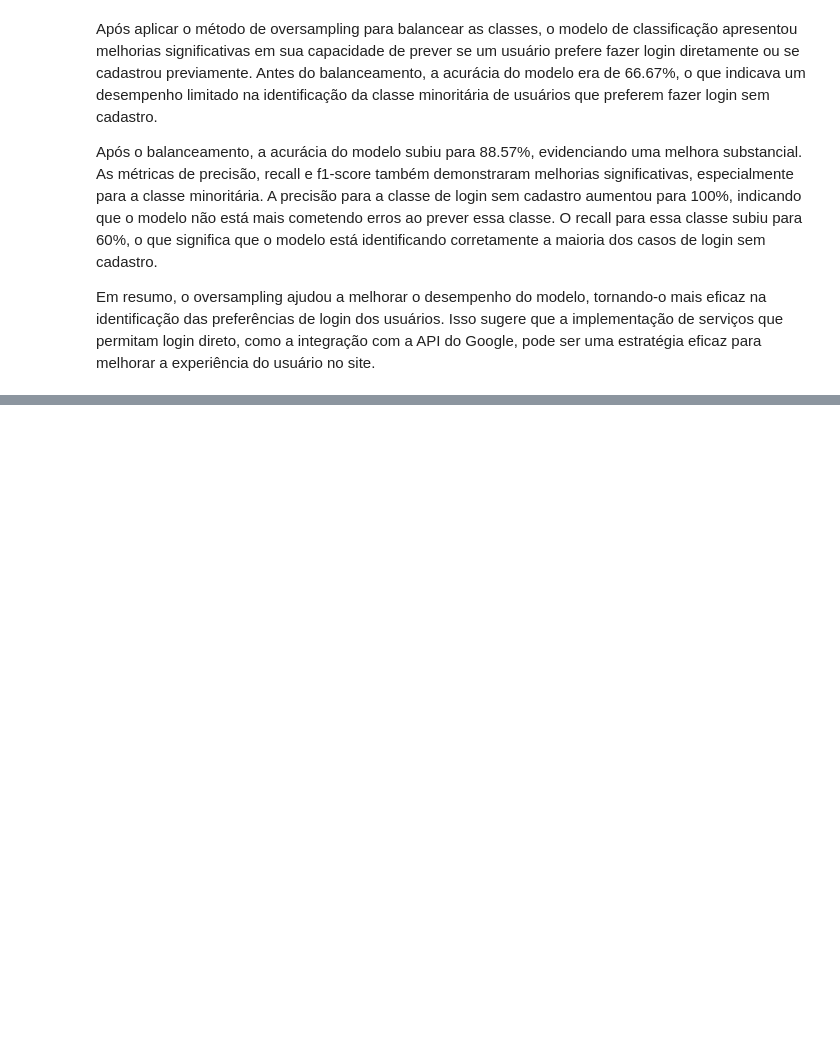
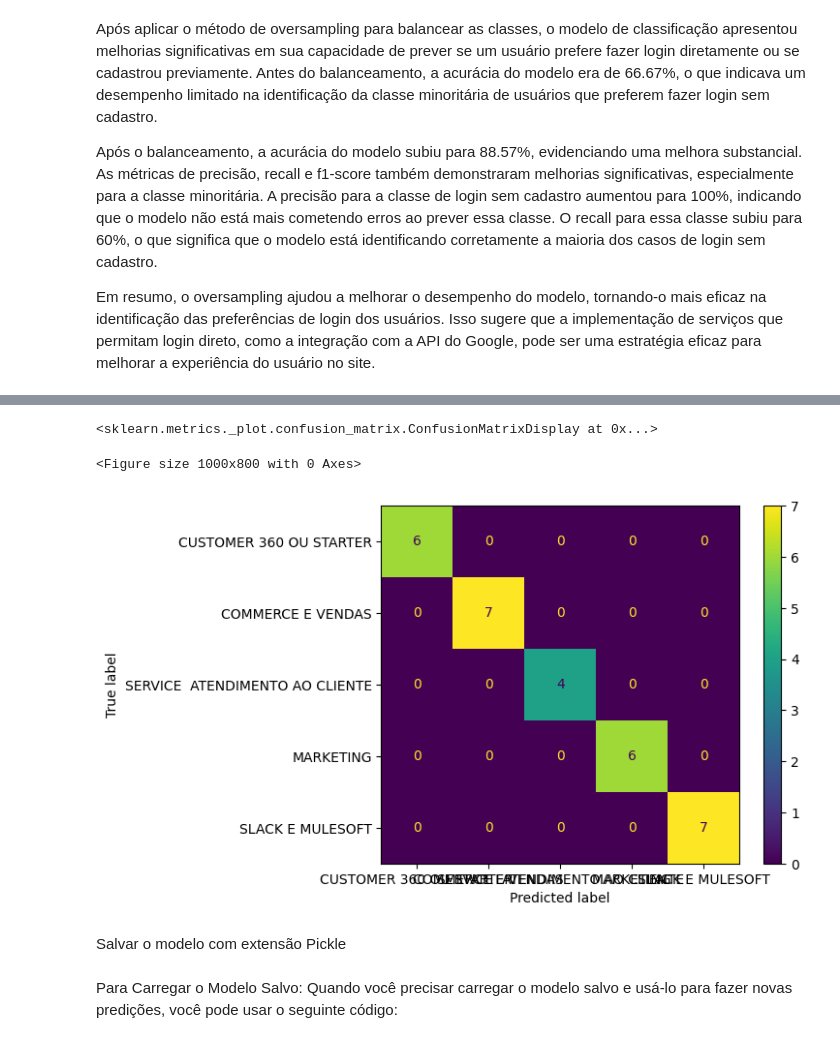
Before and after one commit to patinaomi/sprint-3-fiap, a Jupyter notebook: AI & Chatbot/sprint-4-ai&c/formularioCadastro.ipynb, the cells around one changed output, grey strips where cells are left out. Cells and saved outputs as stored; diff of their text form; code cells hidden in the pictures; blank space fills up the shorter version.

```diff
--- a/AI & Chatbot/sprint-4-ai&c/formularioCadastro.ipynb
+++ b/AI & Chatbot/sprint-4-ai&c/formularioCadastro.ipynb
@@ -470,0 +643,7 @@ Em resumo, o oversampling ajudou a melhorar o desempenho do modelo, tornando-o m
+# %%
+# Escolhendo as colunas preditivas e alvo
+x = dados.drop(columns = ['TARGET','empresa'])
+y = dados['TARGET']
+
+# Dividindo conjunto de treinamento e conjunto de teste
+x_train, x_test, y_train, y_test = train_test_split(x, y, test_size = 0.2, random_state = 42)
@@ -470,0 +668,6 @@ Em resumo, o oversampling ajudou a melhorar o desempenho do modelo, tornando-o m
+# %%
+from sklearn.discriminant_analysis import LinearDiscriminantAnalysis
+
+lda = LinearDiscriminantAnalysis()  # Criamos o objeto do classificador (não mudamos nenhum hiperpârametro)
+
+lda.fit(x_train,y_train) # Treinamos o classificador passando apenas o conjunto de dados de treinamento
@@ -470,0 +676,3 @@ Em resumo, o oversampling ajudou a melhorar o desempenho do modelo, tornando-o m
+# %%
+# Perceba que estamos passando apenas o x de teste, afinal o algoritmo é que nos dira qual é o y
+y_predicoes = lda.predict(x_test)
@@ -470,0 +714,15 @@ Em resumo, o oversampling ajudou a melhorar o desempenho do modelo, tornando-o m
+# %%
+matriz_confusao = confusion_matrix(y_true = y_test,
+                                   y_pred = y_predicoes,
+                                   labels=['CUSTOMER 360 OU STARTER','COMMERCE E VENDAS','SERVICE  ATENDIMENTO AO CLIENTE', 'MARKETING', 'SLACK E MULESOFT'])
+# %%
+# plotando uma figura com a matriz de confusao
+figure = plt.figure(figsize=(10, 8))
+disp = ConfusionMatrixDisplay(confusion_matrix = matriz_confusao, display_labels=['CUSTOMER 360 OU STARTER','COMMERCE E VENDAS','SERVICE  ATENDIMENTO AO CLIENTE', 'MARKETING', 'SLACK E MULESOFT'])
+disp.plot(values_format='d')
+# %% [output]
+<sklearn.metrics._plot.confusion_matrix.ConfusionMatrixDisplay at 0x...>
+<Figure size 1000x800 with 0 Axes>
+[figure, added]
+# %% [markdown]
+Salvar o modelo com extensão Pickle
@@ -470,0 +736,3 @@ Em resumo, o oversampling ajudou a melhorar o desempenho do modelo, tornando-o m
+# %% [markdown]
+Para Carregar o Modelo Salvo:
+Quando você precisar carregar o modelo salvo e usá-lo para fazer novas predições, você pode usar o seguinte código:
```
Also changed, not shown: parts of 54 cells of this notebook, 2 other files.
